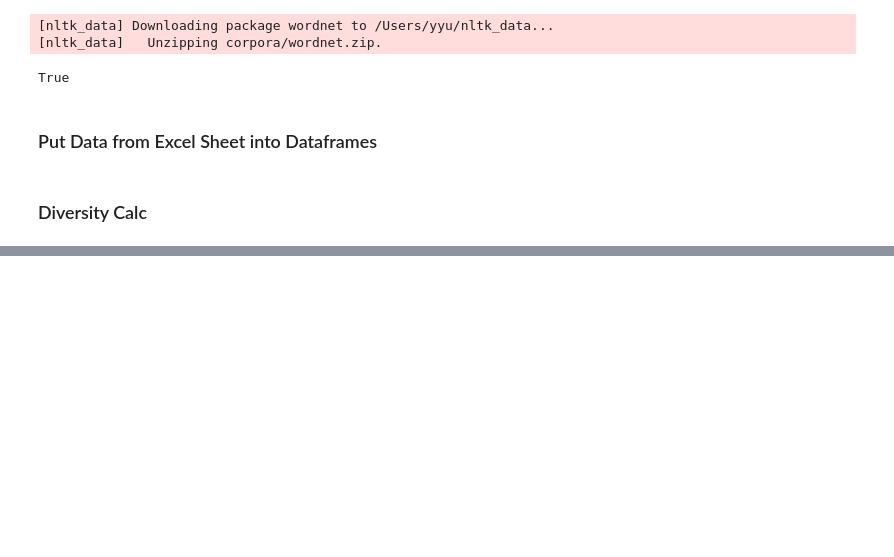
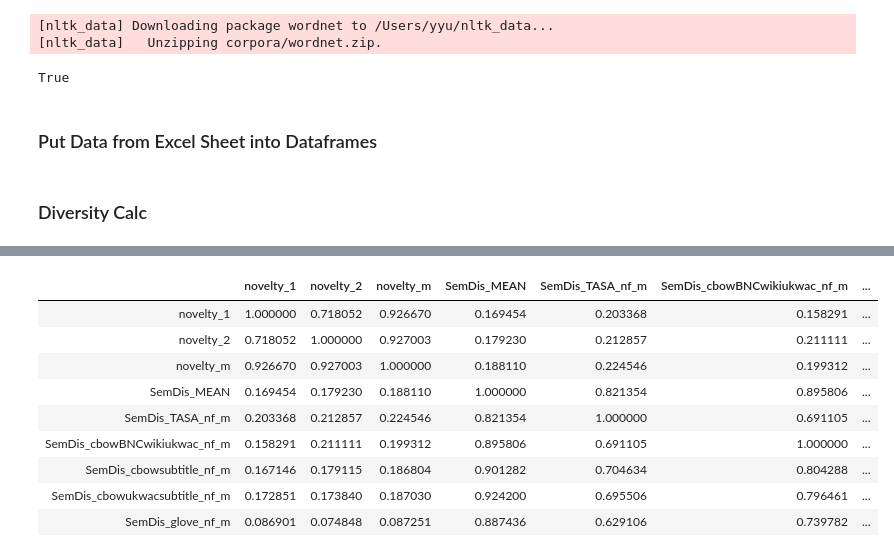
Before and after one commit to DijunQuant/AUT-Scoring, a Jupyter notebook: scripts/Sandbox.ipynb, the cells around one changed output, grey strips where cells are left out. Saved outputs shown, nothing was run; the diff lists cells and outputs as text; code cells hidden in the pictures; blank space fills up the shorter version.

```diff
--- a/scripts/Sandbox.ipynb
+++ b/scripts/Sandbox.ipynb
@@ -123,0 +249,3 @@ def calc_diversity(vector_list):
+# %%
+score_by_sub_sd=sd_df[~sd_df['id'].isin(bad_subject)].groupby(['id','item']).mean()[metrics]
+score_by_sub_sd.head()
@@ -123,0 +289,3 @@ def calc_diversity(vector_list):
+# %%
+score_by_sub_sd.index.set_names(['id','stim'],inplace=True)
+score_by_sub_sd.head()
@@ -123,0 +300,3 @@ def calc_diversity(vector_list):
+# %%
+allscores=score_by_sub_nov.merge(score_by_sub_sd,how='inner',left_index=True,right_index=True)
+allscores.head()
@@ -123,0 +311,13 @@ def calc_diversity(vector_list):
+# %%
+allscores.corr()
+# %% [output]
+|  | novelty_1 | novelty_2 | novelty_m | SemDis_MEAN | SemDis_TASA_nf_m | SemDis_cbowBNCwikiukwac_nf_m | ... |
+| novelty_1 | 1.000000 | 0.718052 | 0.926670 | 0.169454 | 0.203368 | 0.158291 | ... |
+| novelty_2 | 0.718052 | 1.000000 | 0.927003 | 0.179230 | 0.212857 | 0.211111 | ... |
+| novelty_m | 0.926670 | 0.927003 | 1.000000 | 0.188110 | 0.224546 | 0.199312 | ... |
+| SemDis_MEAN | 0.169454 | 0.179230 | 0.188110 | 1.000000 | 0.821354 | 0.895806 | ... |
+| SemDis_TASA_nf_m | 0.203368 | 0.212857 | 0.224546 | 0.821354 | 1.000000 | 0.691105 | ... |
+| SemDis_cbowBNCwikiukwac_nf_m | 0.158291 | 0.211111 | 0.199312 | 0.895806 | 0.691105 | 1.000000 | ... |
+| SemDis_cbowsubtitle_nf_m | 0.167146 | 0.179115 | 0.186804 | 0.901282 | 0.704634 | 0.804288 | ... |
+| SemDis_cbowukwacsubtitle_nf_m | 0.172851 | 0.173840 | 0.187030 | 0.924200 | 0.695506 | 0.796461 | ... |
+| SemDis_glove_nf_m | 0.086901 | 0.074848 | 0.087251 | 0.887436 | 0.629106 | 0.739782 | ... |
```
Also changed, not shown: parts of 25 cells of this notebook.
